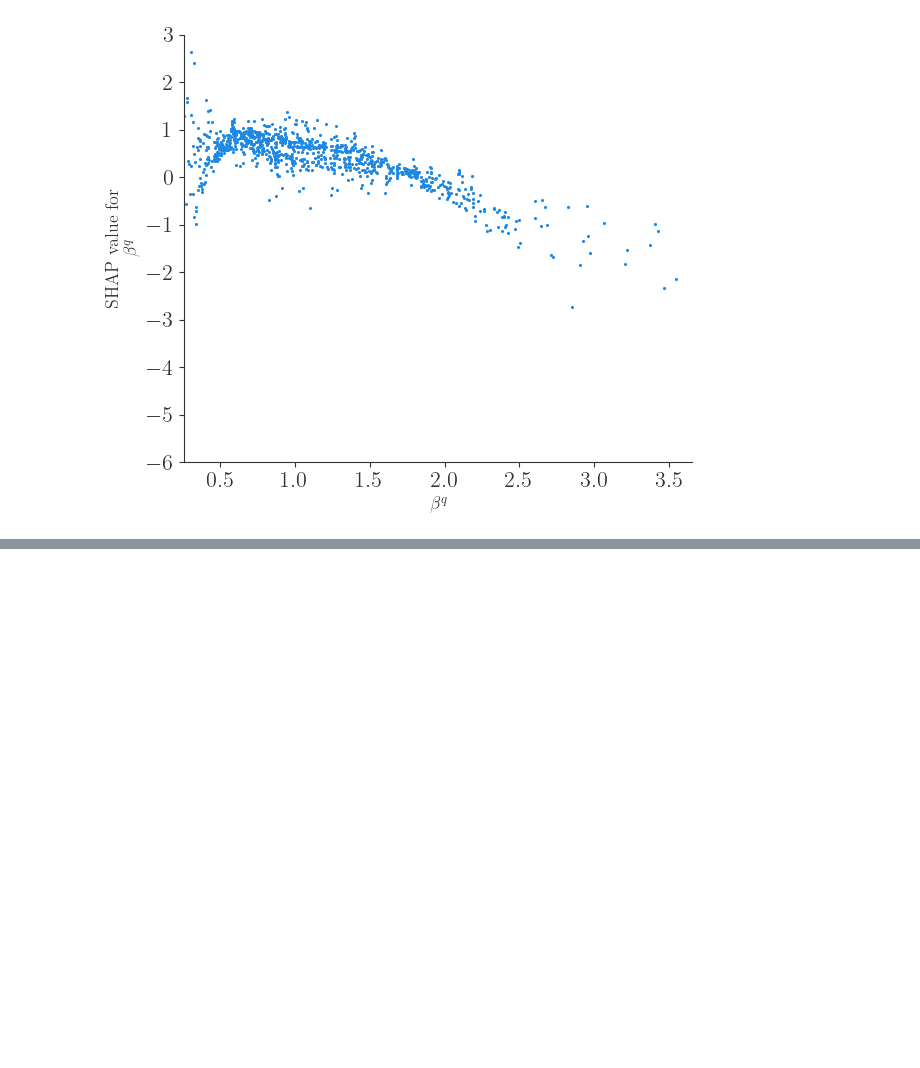
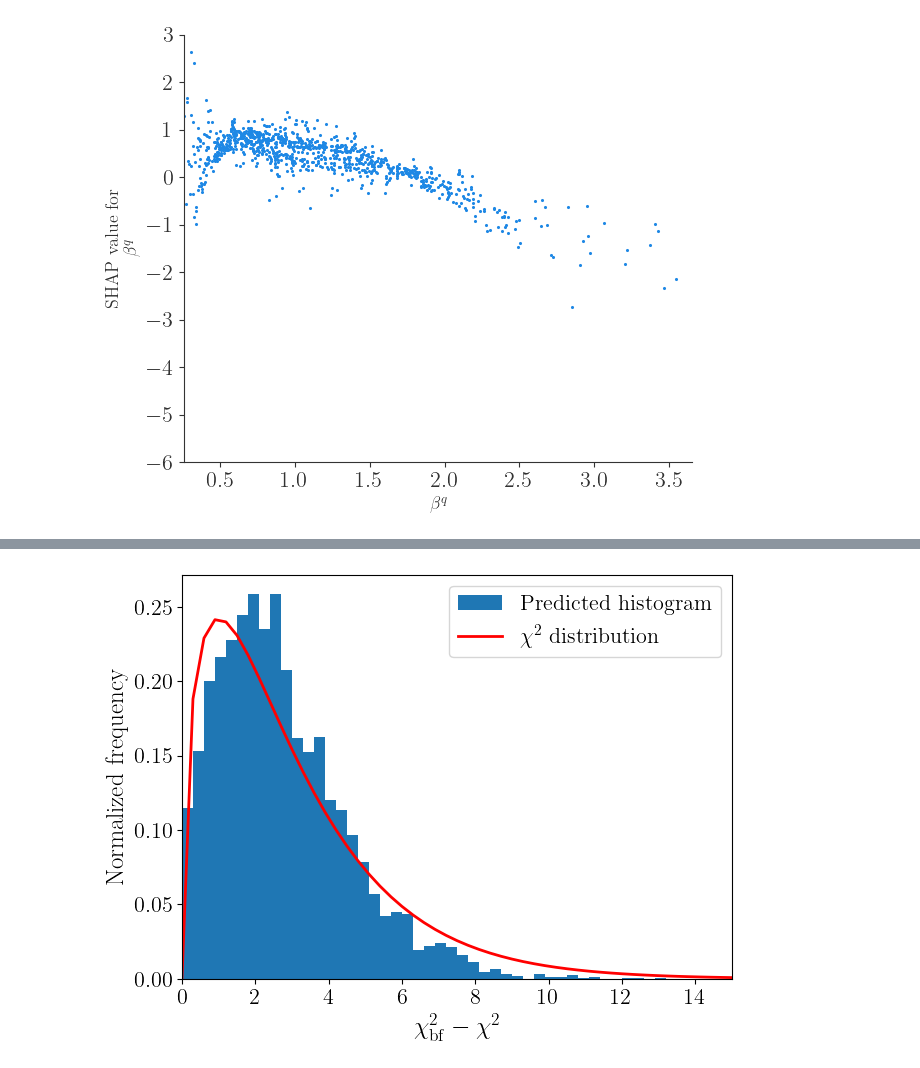
Before and after one commit to Jorge-Alda/SMEFT19-notebooks, a Jupyter notebook: PaperML/05_Training.ipynb, the cells around one changed output, grey strips where cells are left out. Saved outputs shown, nothing was run; the diff lists cells and outputs as text; code cells hidden in the pictures; blank space fills up the shorter version.

```diff
--- a/PaperML/05_Training.ipynb
+++ b/PaperML/05_Training.ipynb
@@ -128,0 +199,33 @@ ntree_limit is deprecated, use `iteration_range` or model slicing instead.
+# %%
+newpoints = []
+preds = []
+x0 = d['bf']
+while len(preds) < 5000:
+    p = np.random.multivariate_normal([0, 0, 0], np.diag([0.3**2, 0.3**2, 3**2])*1e-3)
+    if p[0]+x0[0] < -0.3 or p[0]+x0[0] > 0 or p[1]+x0[1] < -0.3 or p[1]+x0[1] > 0 or p[2] + x0[2] < 0 or p[2] + x0[2] > 3:
+        x0 = np.random.uniform([-0.3, -0.3, 0], [0, 0, 3])
+        p = np.zeros(3)
+    u = np.random.uniform()
+    pred_p = float(ML.model.predict(pd.DataFrame([p+x0], columns=ML.likelihood.scenario.pars)))
+    if pred_p > np.log(u) - d['L']:
+        x0 = x0 + p
+        newpoints.append(x0)
+        preds.append(pred_p)
+# %%
+import matplotlib.pyplot as plt
+from scipy.stats import chi2
+import numpy as np
+
+_ = plt.hist(-2*d['L'] - 2*np.array(preds), bins=50, range=(0,15), density=True, label='Predicted histogram')
+plt.plot(np.linspace(0,15,51), chi2(3).pdf(np.linspace(0,15,51)), label=r'$\chi^2$ distribution', lw=2, c='r')
+plt.xlim([0,15])
+plt.xlabel(r'$\chi^2_\mathrm{bf} - \chi^2$', fontsize=18)
+plt.ylabel('Normalized frequency', fontsize=18)
+plt.legend(fontsize=16)
+plt.xticks(fontsize=16)
+plt.yticks(fontsize=16)
+plt.tight_layout(pad=0.5)
+plt.savefig('../data/plots/hist_xgb_III.pdf')
+plt.savefig('../data/plots/hist_xgb_III.pgf')
+# %% [output]
+[figure, added]
```
Also changed, not shown: parts of 13 cells of this notebook, 10 other files.
